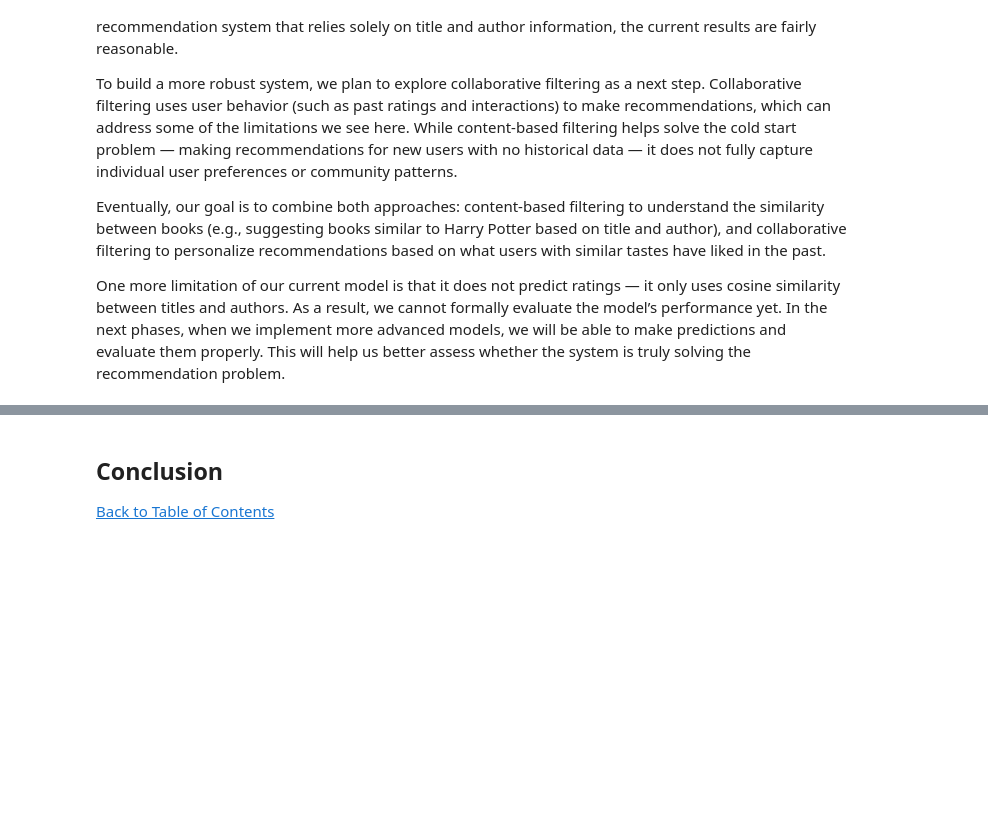
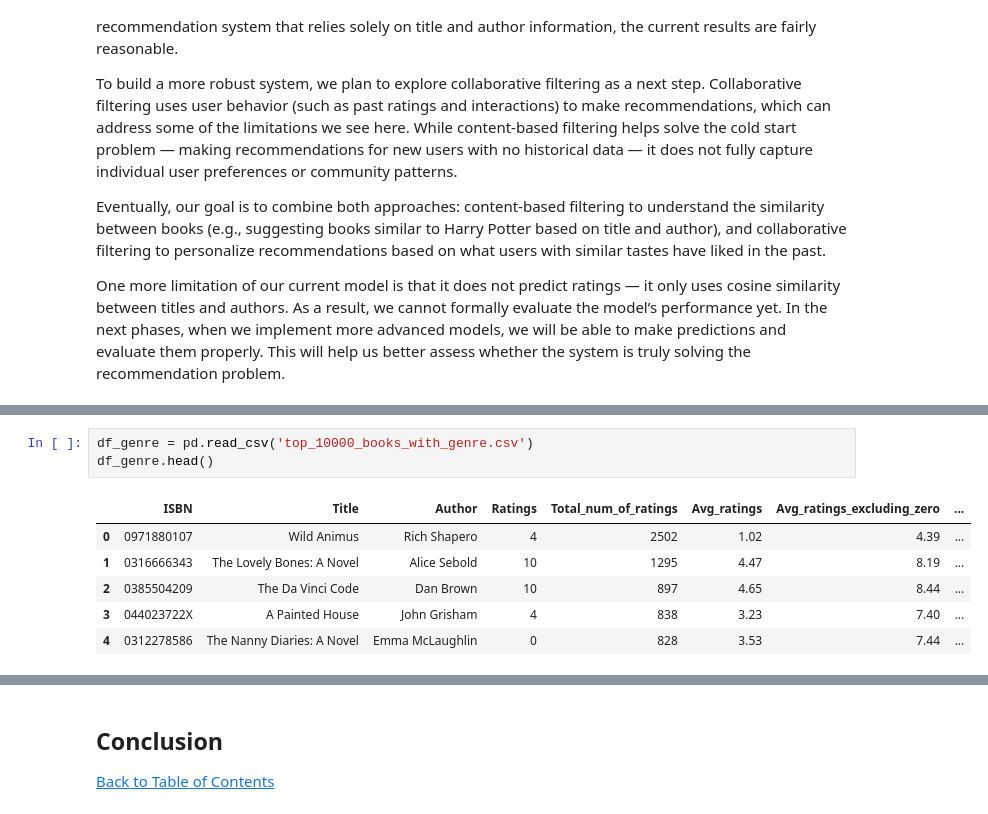
Before and after one commit to MiliThakrar/Book-Recommendations, a Jupyter notebook: notebooks/3. Baseline Modelign.ipynb, the cells around one changed output, grey strips where cells are left out. Drawn from its saved outputs; the diff is of its cells as text; blank space fills up the shorter version.

```diff
--- a/notebooks/3. Baseline Modelign.ipynb
+++ b/notebooks/3. Baseline Modelign.ipynb
@@ -875,0 +885,10 @@ One more limitation of our current model is that it does not predict ratings —
+# %%
+df_genre = pd.read_csv('top_10000_books_with_genre.csv')
+df_genre.head()
+# %% [output]
+|  | ISBN | Title | Author | Ratings | Total_num_of_ratings | Avg_ratings | Avg_ratings_excluding_zero | ... |
+| 0 | 0971880107 | Wild Animus | Rich Shapero | 4 | 2502 | 1.02 | 4.39 | ... |
+| 1 | 0316666343 | The Lovely Bones: A Novel | Alice Sebold | 10 | 1295 | 4.47 | 8.19 | ... |
+| 2 | 0385504209 | The Da Vinci Code | Dan Brown | 10 | 897 | 4.65 | 8.44 | ... |
+| 3 | 044023722X | A Painted House | John Grisham | 4 | 838 | 3.23 | 7.40 | ... |
+| 4 | 0312278586 | The Nanny Diaries: A Novel | Emma McLaughlin | 0 | 828 | 3.53 | 7.44 | ... |
```
Also changed, not shown: parts of 7 cells of this notebook, 5 other files.
